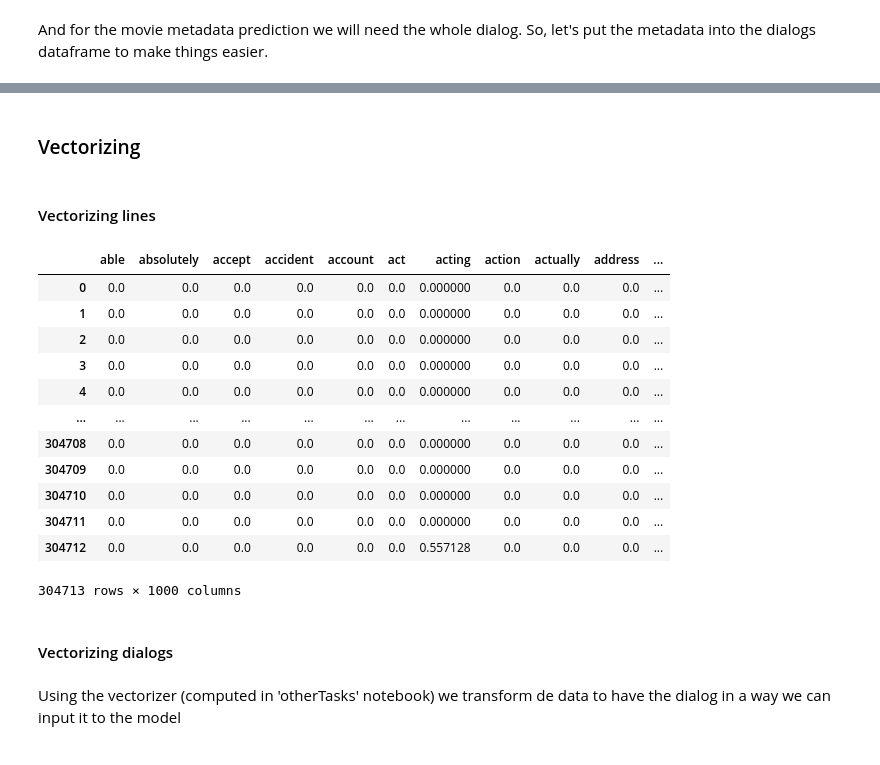
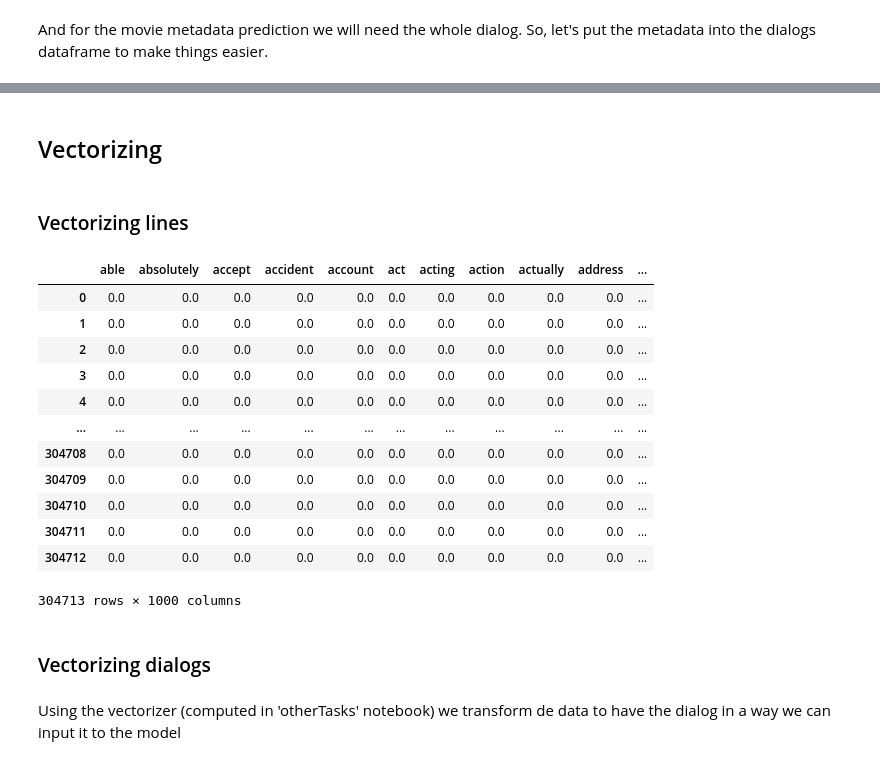
Before and after one commit to AngelaRemolina/NLP-Film-Dialog-Generation, a Jupyter notebook: Metadata-Prediction.ipynb, the cells around one changed output, grey strips where cells are left out. Drawn from its saved outputs; the diff is of its cells as text; code cells hidden in the pictures.

```diff
--- a/Metadata-Prediction.ipynb
+++ b/Metadata-Prediction.ipynb
@@ -258,6 +258,7 @@ character_metadata = pd.merge(
 
 # Select relevant columns and group by the guide index
 character_metadata = character_metadata[['line_ID', 'speaker_ID', 'movie_ID', 'speaker', 'clean_text', 'movie_title','gender','credits_pos']]
+character_metadata = character_metadata.rename(columns={'clean_text': 'line'})
 
 # shuffle dataframe
 character_metadata = character_metadata.sample(frac=1)
@@ -306,32 +307,32 @@ movie_metadata
 83097 rows × 9 columns
 # %% [markdown]
-### Vectorizing
+## Vectorizing
 # %%
 from sklearn.feature_extraction.text import TfidfVectorizer
 # %%
 vectorizer = TfidfVectorizer(max_df=0.8, min_df=5, stop_words='english', max_features=1000)
 # %% [markdown]
-#### Vectorizing lines
+### Vectorizing lines
 # %%
-lines_X = vectorizer.fit_transform(character_metadata['clean_text'])
+lines_X = vectorizer.fit_transform(character_metadata['line'])
 tfidf_df = pd.DataFrame(lines_X.toarray(), columns=vectorizer.get_feature_names_out())
 tfidf_df
 # %% [output]
 |  | able | absolutely | accept | accident | account | act | acting | action | actually | address | ... |
-| 0 | 0.0 | 0.0 | 0.0 | 0.0 | 0.0 | 0.0 | 0.000000 | 0.0 | 0.0 | 0.0 | ... |
-| 1 | 0.0 | 0.0 | 0.0 | 0.0 | 0.0 | 0.0 | 0.000000 | 0.0 | 0.0 | 0.0 | ... |
-| 2 | 0.0 | 0.0 | 0.0 | 0.0 | 0.0 | 0.0 | 0.000000 | 0.0 | 0.0 | 0.0 | ... |
-| 3 | 0.0 | 0.0 | 0.0 | 0.0 | 0.0 | 0.0 | 0.000000 | 0.0 | 0.0 | 0.0 | ... |
-| 4 | 0.0 | 0.0 | 0.0 | 0.0 | 0.0 | 0.0 | 0.000000 | 0.0 | 0.0 | 0.0 | ... |
+| 0 | 0.0 | 0.0 | 0.0 | 0.0 | 0.0 | 0.0 | 0.0 | 0.0 | 0.0 | 0.0 | ... |
+| 1 | 0.0 | 0.0 | 0.0 | 0.0 | 0.0 | 0.0 | 0.0 | 0.0 | 0.0 | 0.0 | ... |
+| 2 | 0.0 | 0.0 | 0.0 | 0.0 | 0.0 | 0.0 | 0.0 | 0.0 | 0.0 | 0.0 | ... |
+| 3 | 0.0 | 0.0 | 0.0 | 0.0 | 0.0 | 0.0 | 0.0 | 0.0 | 0.0 | 0.0 | ... |
+| 4 | 0.0 | 0.0 | 0.0 | 0.0 | 0.0 | 0.0 | 0.0 | 0.0 | 0.0 | 0.0 | ... |
 | ... | ... | ... | ... | ... | ... | ... | ... | ... | ... | ... | ... |
-| 304708 | 0.0 | 0.0 | 0.0 | 0.0 | 0.0 | 0.0 | 0.000000 | 0.0 | 0.0 | 0.0 | ... |
-| 304709 | 0.0 | 0.0 | 0.0 | 0.0 | 0.0 | 0.0 | 0.000000 | 0.0 | 0.0 | 0.0 | ... |
-| 304710 | 0.0 | 0.0 | 0.0 | 0.0 | 0.0 | 0.0 | 0.000000 | 0.0 | 0.0 | 0.0 | ... |
-| 304711 | 0.0 | 0.0 | 0.0 | 0.0 | 0.0 | 0.0 | 0.000000 | 0.0 | 0.0 | 0.0 | ... |
-| 304712 | 0.0 | 0.0 | 0.0 | 0.0 | 0.0 | 0.0 | 0.557128 | 0.0 | 0.0 | 0.0 | ... |
+| 304708 | 0.0 | 0.0 | 0.0 | 0.0 | 0.0 | 0.0 | 0.0 | 0.0 | 0.0 | 0.0 | ... |
+| 304709 | 0.0 | 0.0 | 0.0 | 0.0 | 0.0 | 0.0 | 0.0 | 0.0 | 0.0 | 0.0 | ... |
+| 304710 | 0.0 | 0.0 | 0.0 | 0.0 | 0.0 | 0.0 | 0.0 | 0.0 | 0.0 | 0.0 | ... |
+| 304711 | 0.0 | 0.0 | 0.0 | 0.0 | 0.0 | 0.0 | 0.0 | 0.0 | 0.0 | 0.0 | ... |
+| 304712 | 0.0 | 0.0 | 0.0 | 0.0 | 0.0 | 0.0 | 0.0 | 0.0 | 0.0 | 0.0 | ... |
 304713 rows × 1000 columns
 # %% [markdown]
-#### Vectorizing dialogs
+### Vectorizing dialogs
 # %% [markdown]
 Using the vectorizer (computed in 'otherTasks' notebook) we transform de data to have the dialog in a way we can input it to the model
 # %%
```
Also changed, not shown: parts of 41 cells of this notebook.
